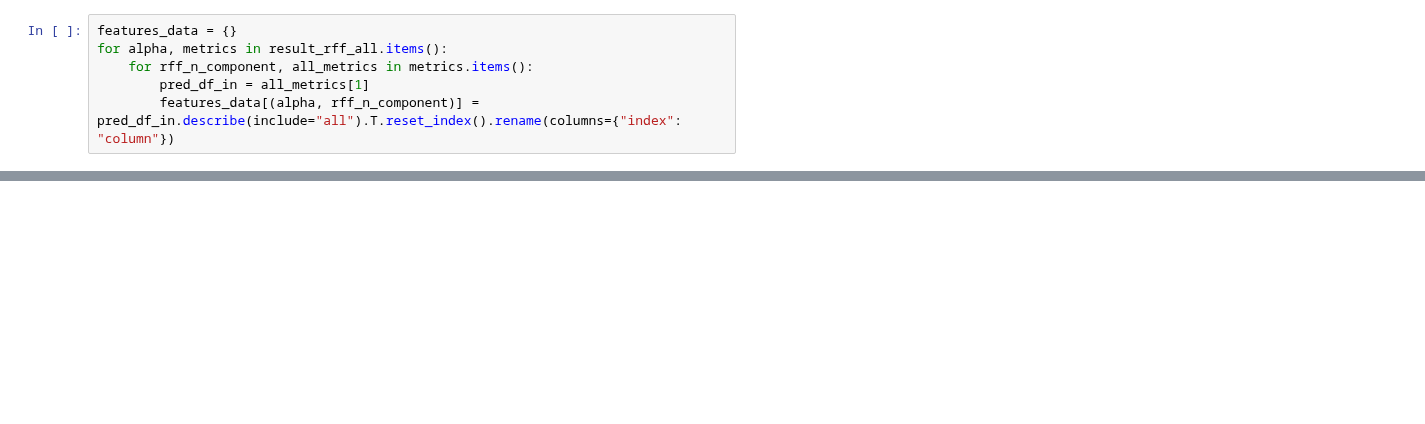
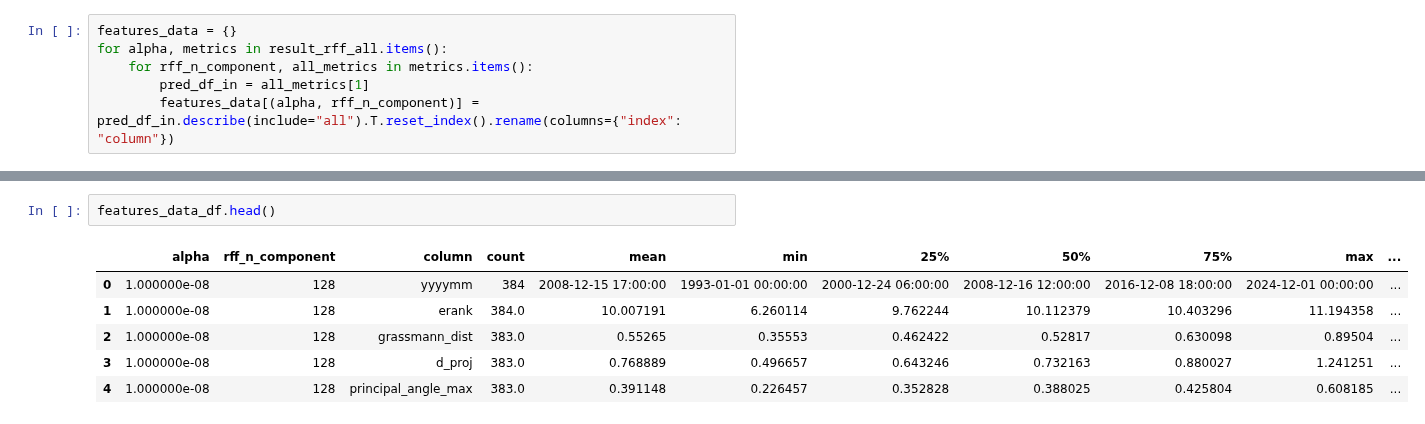
Before and after one commit to arshdeep11112000/TheVirtueOfComplexity_PaperReplication_Experimentation-master, a Jupyter notebook: notebooks/expermint_ppp.ipynb, the cells around one changed output, grey strips where cells are left out. Cells and saved outputs as stored; diff of their text form; blank space fills up the shorter version.

```diff
--- a/notebooks/expermint_ppp.ipynb
+++ b/notebooks/expermint_ppp.ipynb
@@ -466,0 +472,9 @@ portfolio_performance
+# %%
+features_data_df.head()
+# %% [output]
+|  | alpha | rff_n_component | column | count | mean | min | 25% | 50% | 75% | max | ... |
+| 0 | 1.000000e-08 | 128 | yyyymm | 384 | 2008-12-15 17:00:00 | 1993-01-01 00:00:00 | 2000-12-24 06:00:00 | 2008-12-16 12:00:00 | 2016-12-08 18:00:00 | 2024-12-01 00:00:00 | ... |
+| 1 | 1.000000e-08 | 128 | erank | 384.0 | 10.007191 | 6.260114 | 9.762244 | 10.112379 | 10.403296 | 11.194358 | ... |
+| 2 | 1.000000e-08 | 128 | grassmann_dist | 383.0 | 0.55265 | 0.35553 | 0.462422 | 0.52817 | 0.630098 | 0.89504 | ... |
+| 3 | 1.000000e-08 | 128 | d_proj | 383.0 | 0.768889 | 0.496657 | 0.643246 | 0.732163 | 0.880027 | 1.241251 | ... |
+| 4 | 1.000000e-08 | 128 | principal_angle_max | 383.0 | 0.391148 | 0.226457 | 0.352828 | 0.388025 | 0.425804 | 0.608185 | ... |
```
Also changed, not shown: parts of 8 cells of this notebook, 4 other files.
